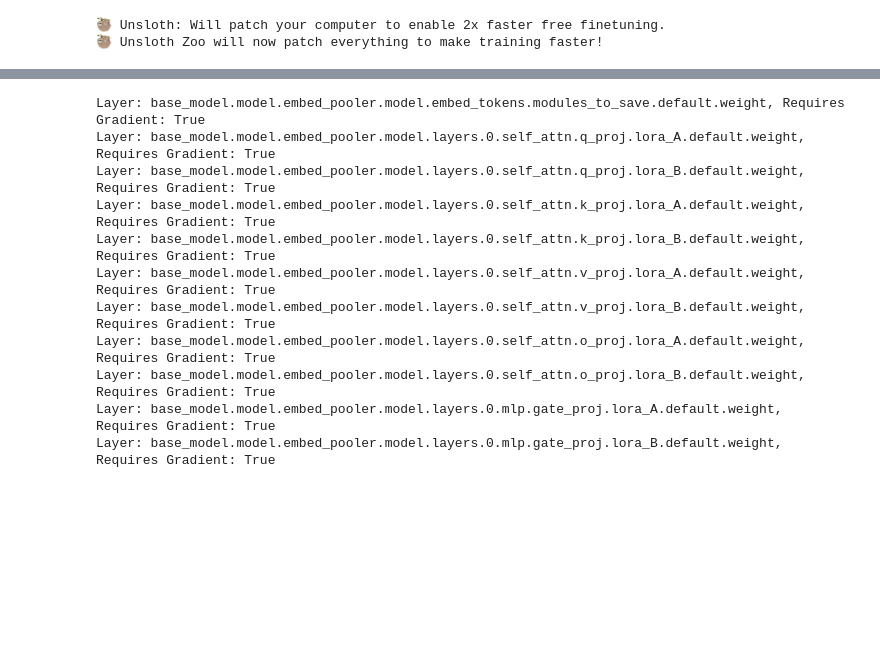
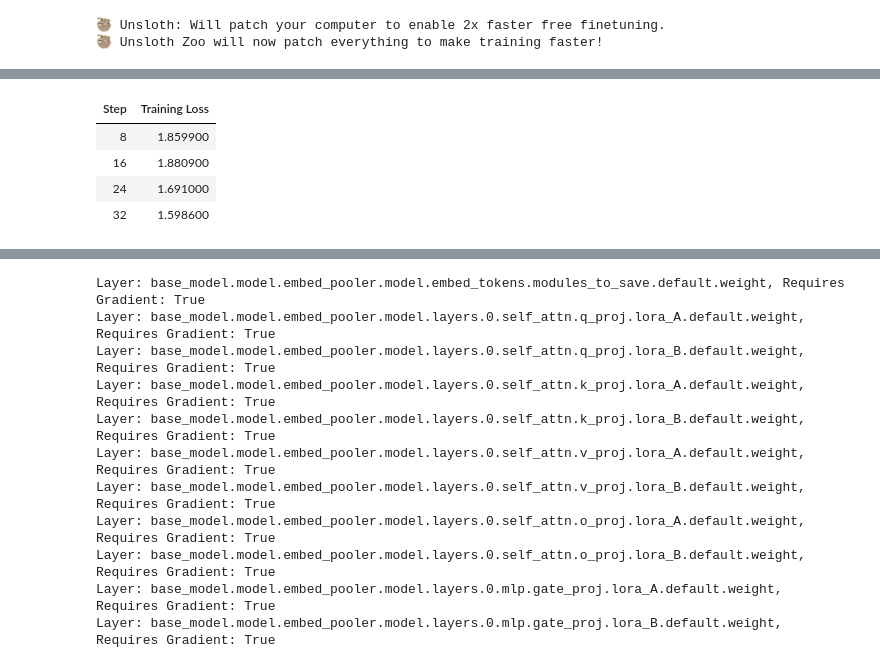
Before and after one commit to dmitrymailk/hidden_capacity_reasoning, a Jupyter notebook: debug_r1.ipynb, the cells around one changed output, grey strips where cells are left out. Saved outputs shown, nothing was run; the diff lists cells and outputs as text; code cells hidden in the pictures; blank space fills up the shorter version.

Commit message:
update train script

```diff
--- a/debug_r1.ipynb
+++ b/debug_r1.ipynb
@@ -37,7 +37,9 @@ from hidden_capacity_reasoning.utils import (
     EOS_TOKEN_ID,
     TEXT_TOKEN_ID,
     WINDOW_SIZE,
-    # find_all_linear_names_v2,
+    VISION_START,
+    VISION_END,
+    find_all_linear_names_v3,
 )
 
 import time
@@ -51,10 +53,8 @@ from hidden_capacity_reasoning.models import (
     Qwen2ModelEmbedPoolerV2,
 )
 
-
-# def main():
-model_name = "deepseek-ai/DeepSeek-R1-Distill-Qwen-1.5B"
-# model = Qwen2ForCausalLMCompressionV1.from_pretrained(
+# model_name = "deepseek-ai/DeepSeek-R1-Distill-Qwen-1.5B"
+model_name = "my_r1_model"
 model = Qwen2ForCausalLMCompressionV2.from_pretrained(
     model_name,
     torch_dtype=torch.bfloat16,
@@ -65,18 +65,18 @@ device = "cuda"
 tokenizer = AutoTokenizer.from_pretrained(model_name)
 model.model.requires_grad_(False)
 
-# temp_model = Qwen2ModelEmbedPoolerV1.from_pretrained(
-temp_model = Qwen2ModelEmbedPoolerV2.from_pretrained(
-    model_name,
-    attn_implementation="flash_attention_2",
-    torch_dtype=torch.bfloat16,
-    device_map={"": 0},
-)
-print(model.embed_pooler.load_state_dict(temp_model.state_dict()))
-temp_model = temp_model.cpu()
-del temp_model
-gc.collect()
-torch.cuda.empty_cache()
+# temp_model = Qwen2ModelEmbedPoolerV2.from_pretrained(
+#     model_name,
+#     attn_implementation="flash_attention_2",
+#     torch_dtype=torch.bfloat16,
+#     device_map={"": 0},
+#     # quantization_config=BitsAndBytesConfig(load_in_4bit=True),
+# )
+# print(model.embed_pooler.load_state_dict(temp_model.state_dict()))
+# temp_model = temp_model.cpu()
+# del temp_model
+# gc.collect()
+# torch.cuda.empty_cache()
 
 dataset = load_dataset("dim/open_orca_905_DeepSeek-R1-Distill-Qwen-1.5B")
 dataset = dataset["train"]
@@ -107,7 +107,7 @@ print(
 )
 
 new_dataset = Dataset.from_list(prepared_train_examples)
-print(new_dataset)
+print(dataset)
 
 
 def collate_fn(batch):
@@ -126,45 +126,29 @@ def collate_fn(batch):
     }
     for key in padded_batch.keys():
         padded_batch[key] = torch.tensor(padded_batch[key])
-    skip_ids = [TEXT_TOKEN_ID, EOS_TOKEN_ID]
+    skip_ids = [
+        TEXT_TOKEN_ID,
+        EOS_TOKEN_ID,
+        VISION_START,
+        VISION_END,
+    ]
     for skip_id in skip_ids:
         padded_batch["labels"][padded_batch["labels"] == skip_id] = -100
     # print(padded_batch)
     return padded_batch
 
 
-def find_all_linear_names_v2(model):
-    lora_module_names = set()
-    target_modules = set(
-        [
-            "q_proj",
-            "k_proj",
-            "v_proj",
-            "o_proj",
-            "gate_proj",
-            "up_proj",
-            "down_proj",
-            "embed_tokens",
-        ]
-    )
-    for name, module in model.named_modules():
-        if "embed_pooler" in name:
-            names = name.split(".")[-1]
-            if names in target_modules:
-                lora_module_names.add(name)
-        # if isinstance(module, torch.nn.Linear):
-    return lora_module_names
-
-
 peft_config = LoraConfig(
     r=16,
     lora_alpha=16,
     lora_dropout=0.0,
-    target_modules=find_all_linear_names_v2(model=model),
+    bias="none",
+    target_modules=find_all_linear_names_v3(model=model),
     modules_to_save=["embed_pooler.model.embed_tokens"],
 )
 
 formatted_date = datetime.fromtimestamp(time.time()).strftime("%Y_%m_%d_%H_%M_%S_%f")
+model.embed_pooler = prepare_model_for_kbit_training(model.embed_pooler)
 peft_model = get_peft_model(model, peft_config)
 peft_model.print_trainable_parameters()
 
@@ -175,26 +159,26 @@ trainer = SFTTrainer(
     data_collator=collate_fn,
     peft_config=peft_config,
     args=SFTConfig(
-        per_device_train_batch_size=8,
-        gradient_accumulation_steps=8,
+        per_device_train_batch_size=2,
+        gradient_accumulation_steps=2,
         warmup_steps=5,
-        # num_train_epochs=1,#90,  # Set this for 1 full training run.
-        num_train_epochs=90,  # Set this for 1 full training run.
+        num_train_epochs=1,#90,  # Set this for 1 full training run.
+        # num_train_epochs=90,  # Set this for 1 full training run.
         # max_steps=10000,
         learning_rate=1e-4,
         bf16=model.dtype == torch.bfloat16,
-        fp16=model.dtype == torch.float16,
+        # fp16=model.dtype == torch.float16,
         logging_steps=8,
         optim="adamw_8bit",
         weight_decay=0.01,
         lr_scheduler_type="linear",
         seed=3407,
         output_dir=f"outputs/{formatted_date}",
-        # report_to="wandb",
-        report_to="none",
+        report_to="wandb",
+        # report_to="none",
         remove_unused_columns=False,
         dataset_kwargs={"skip_prepare_dataset": True},
-        gradient_checkpointing=True,
+        # gradient_checkpointing=True,
         save_steps=10000,
         run_name=formatted_date,
     ),
@@ -216,0 +212,5 @@ Could not estimate the number of tokens of the input, floating-point operations
+| Step | Training Loss |
+| 8 | 1.859900 |
+| 16 | 1.880900 |
+| 24 | 1.691000 |
+| 32 | 1.598600 |
```
Also changed, not shown: parts of 13 cells of this notebook, 6 other files.
